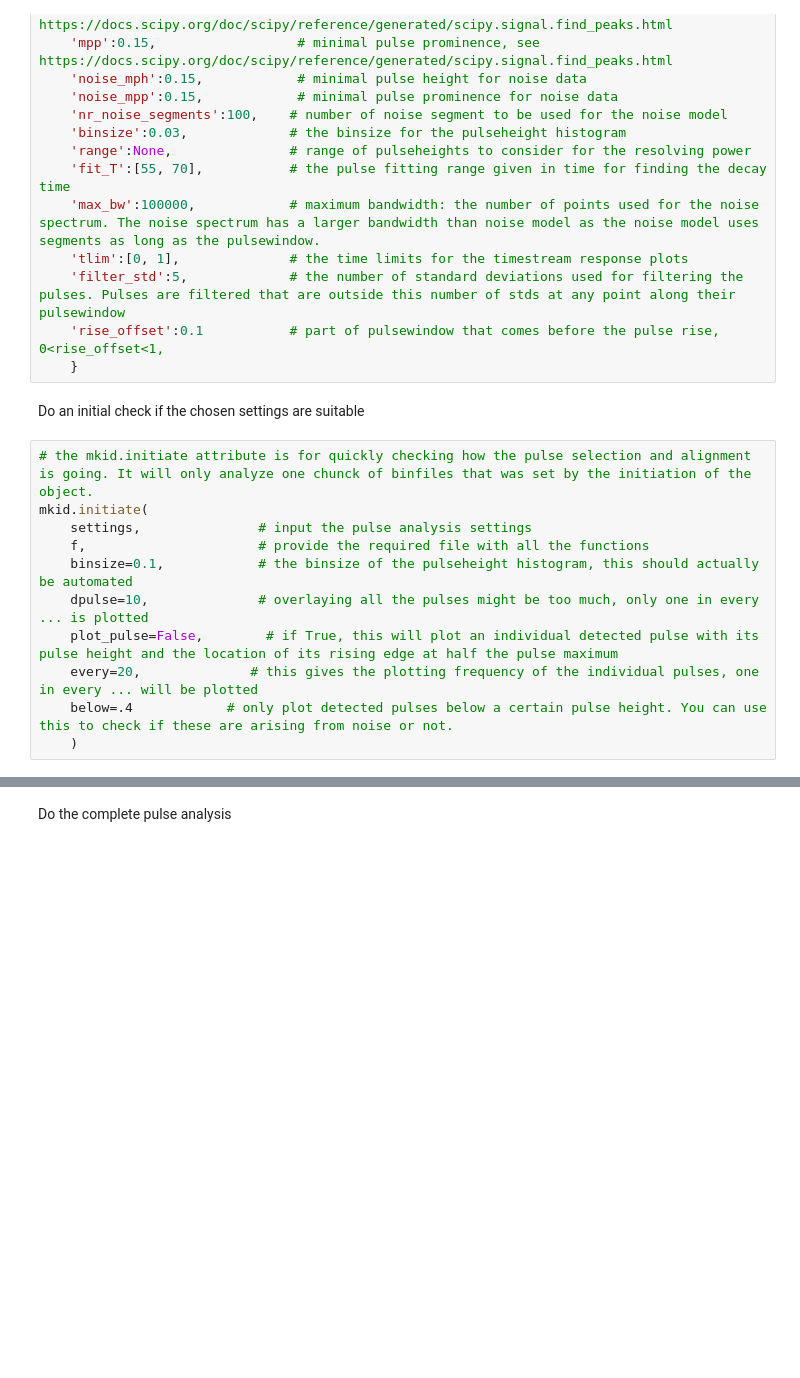
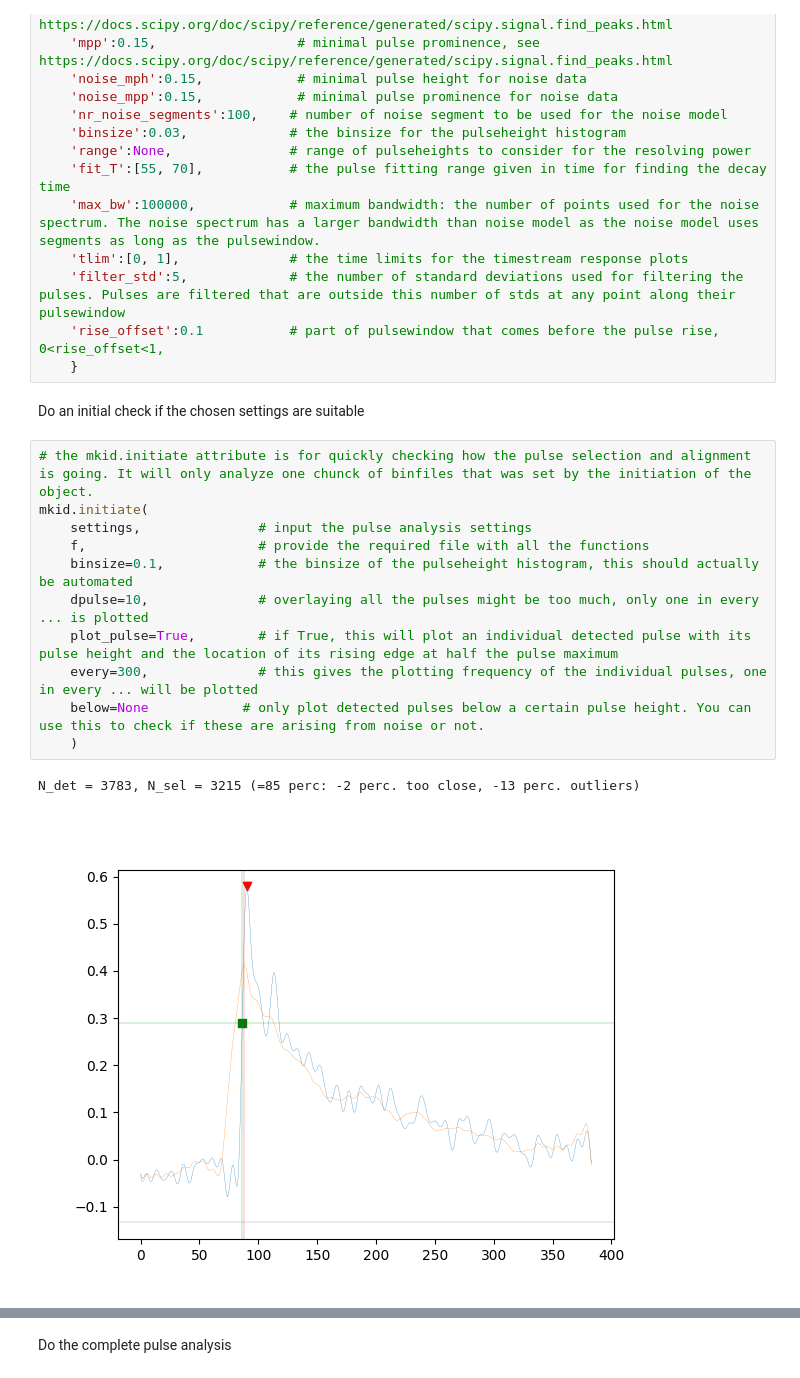
Before and after one commit to wilbertras/python-pulse-analysis, a Jupyter notebook: README.ipynb, the cells around one changed output, grey strips where cells are left out. Drawn from its saved outputs; the diff is of its cells as text; blank space fills up the shorter version.

```diff
--- a/README.ipynb
+++ b/README.ipynb
@@ -58,11 +60,14 @@ Do an initial check if the chosen settings are suitable
 # %%
 # the mkid.initiate attribute is for quickly checking how the pulse selection and alignment is going. It will only analyze one chunck of binfiles that was set by the initiation of the object.
 mkid.initiate(
     settings,               # input the pulse analysis settings
     f,                      # provide the required file with all the functions
     binsize=0.1,            # the binsize of the pulseheight histogram, this should actually be automated
     dpulse=10,              # overlaying all the pulses might be too much, only one in every ... is plotted
-    plot_pulse=False,        # if True, this will plot an individual detected pulse with its pulse height and the location of its rising edge at half the pulse maximum
-    every=20,              # this gives the plotting frequency of the individual pulses, one in every ... will be plotted
-    below=.4            # only plot detected pulses below a certain pulse height. You can use this to check if these are arising from noise or not.
+    plot_pulse=True,        # if True, this will plot an individual detected pulse with its pulse height and the location of its rising edge at half the pulse maximum
+    every=300,              # this gives the plotting frequency of the individual pulses, one in every ... will be plotted
+    below=None            # only plot detected pulses below a certain pulse height. You can use this to check if these are arising from noise or not.
     )
+# %% [output]
+N_det = 3783, N_sel = 3215 (=85 perc: -2 perc. too close, -13 perc. outliers)
+[figure, added]
```
Also changed, not shown: parts of 3 cells of this notebook, 1 other file.
